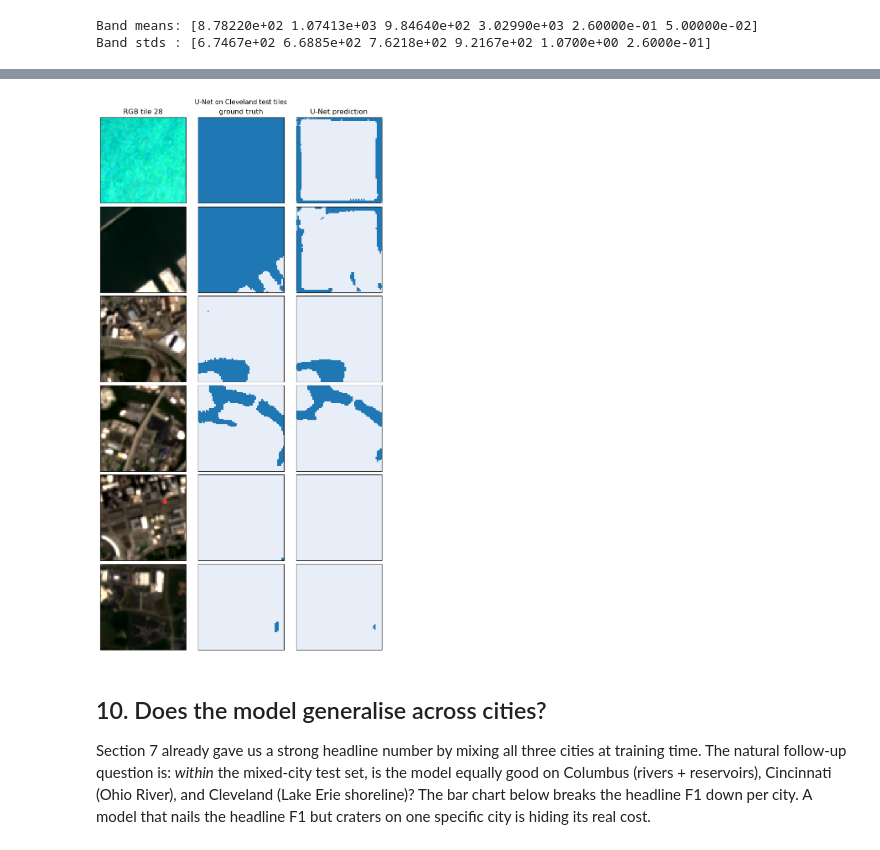
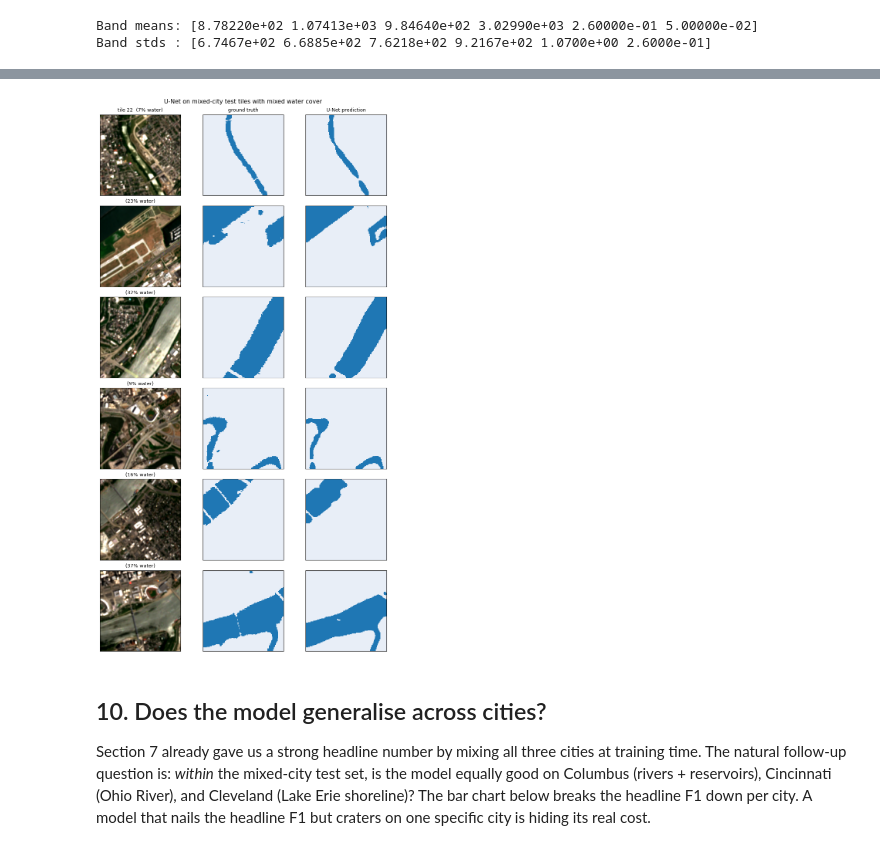
Before and after one commit to buckai-observatory/geoai-datacubes, a Jupyter notebook: notebooks/01_water_classification.ipynb, the cells around one changed output, grey strips where cells are left out. Drawn from its saved outputs; the diff is of its cells as text; code cells hidden in the pictures.

```diff
--- a/notebooks/01_water_classification.ipynb
+++ b/notebooks/01_water_classification.ipynb
@@ -1321,7 +1523,7 @@ class_weights = torch.tensor([land_weight, water_weight], dtype=torch.float32)
 criterion = nn.CrossEntropyLoss(weight=class_weights, ignore_index=-1)
 optimizer = torch.optim.Adam(unet.parameters(), lr=5e-4)
 
-EPOCHS = 20
+EPOCHS = 30
 history = {"train_loss": [], "val_loss": [], "val_f1": []}
 
 
@@ -1350,6 +1552,7 @@ best_val_f1 = -1.0
 best_state  = None
 best_epoch  = 0
 
+_train_t0 = time.time()
 for epoch in range(1, EPOCHS + 1):
     unet.train()
     running = 0.0; n_batches = 0
@@ -1383,4 +1586,7 @@ for epoch in range(1, EPOCHS + 1):
 if best_state is not None:
     unet.load_state_dict(best_state)
 print(f"\nBest val F1 = {best_val_f1:.3f} at epoch {best_epoch} -- weights restored.")
+_total = time.time() - _train_t0
+print(f"Total U-Net training: {_total:.1f}s "
+      f"({EPOCHS} epochs of {len(train_loader)} batches)")
 # %% [output]
@@ -1490,53 +1699,75 @@ Best tree model on the same test: XGB
    iou = 0.885
    auc = 0.977
 # %%
-# --- Visualise predictions on 6 random test tiles ---
+# --- Visualise predictions on 6 test tiles with INTERESTING water coverage ---
+# Random sampling produced two failure modes: pure-water tiles (Lake Erie open
+# water) where every model is right by default, and pure-land tiles where the
+# only thing we'd see is the absence of false positives. We instead bracket
+# the water fraction at 10-40% so every chosen tile is a mixed-class scene
+# where the model's segmentation actually has to do work.
+
 unet.eval()
 n_show = 6
+WATER_FRAC_RANGE = (0.05, 0.70)   # widened: 128 px tiles -> few qualify at 10-40%
 rng = np.random.default_rng(SEED)
 
-# Pick valid test tiles only
-valid_idx = []
-for i in range(len(test_ds_unet)):
-    feat, lab = test_ds_unet[i]
-    if (lab >= 0).any() and (lab == 1).any():    # has at least some water for visual interest
-        valid_idx.append(i)
-if len(valid_idx) >= n_show:
-    pick = rng.choice(valid_idx, size=n_show, replace=False).tolist()
-else:
-    # Fall back to any valid tile if there aren't enough water-containing ones
-    valid_idx = [i for i in range(len(test_ds_unet)) if (test_ds_unet[i][1] >= 0).any()]
-    pick = rng.choice(valid_idx, size=min(n_show, len(valid_idx)), replace=False).tolist()
+def pick_interesting_test_tiles(test_ds, water_frac_range, n_show, rng_):
+    lo, hi = water_frac_range
+    interesting = []
+    for i in range(len(test_ds)):
+        _, lab = test_ds[i]
+        valid = lab >= 0
+        if not valid.any():
+            continue
+        wf = float(((lab == 1) & valid).sum().item() / max(1, int(valid.sum().item())))
+        if lo <= wf <= hi:
+            interesting.append((i, wf))
+    if not interesting:
+        # Fallback: any valid tile with any water
+        interesting = []
+        for i in range(len(test_ds)):
+            _, lab = test_ds[i]
+            valid = lab >= 0
+            if valid.any() and (lab == 1).any():
+                wf = float(((lab == 1) & valid).sum().item() / max(1, int(valid.sum().item())))
+                interesting.append((i, wf))
+    rng_.shuffle(interesting)
+    return interesting[:n_show]
 
-# Find feature indices for RGB inside UNET_FEATURES
+picks = pick_interesting_test_tiles(test_ds_unet, WATER_FRAC_RANGE, n_show, rng)
+print(f"Picked {len(picks)} test tiles with water fraction in "
+      f"[{WATER_FRAC_RANGE[0]*100:.0f}%, {WATER_FRAC_RANGE[1]*100:.0f}%]")
+
 ri = UNET_FEATURES.index("Sentinel-2_B04")
 gi = UNET_FEATURES.index("Sentinel-2_B03")
 bi = UNET_FEATURES.index("Sentinel-2_B02")
 
 cmap_w = ListedColormap(["#e8eef7", "#1f77b4"])
-n_rows = len(pick)
-fig, axes = plt.subplots(n_rows, 3, figsize=(7, 2.2*n_rows), constrained_layout=True)
+n_rows = max(1, len(picks))
+fig, axes = plt.subplots(n_rows, 3, figsize=(8, 2.4*n_rows), constrained_layout=True)
 if n_rows == 1:
     axes = axes[None, :]
-for row, i in enumerate(pick):
-    feat, lab = test_ds_unet[i]
+for row, (idx, wf) in enumerate(picks):
+    feat, lab = test_ds_unet[idx]
     feat_norm = (feat - mean_t) / std_t
     feat_norm = torch.where(torch.isfinite(feat_norm), feat_norm,
                             torch.zeros_like(feat_norm))
     with torch.no_grad():
         logits = unet(feat_norm.unsqueeze(0))
-        pred   = logits.argmax(dim=1).squeeze(0).numpy()
+        prob   = torch.softmax(logits, dim=1)[0, 1]
+        pred   = (prob > UNET_THR).long().numpy()
     rgb = joint_rgb(feat[ri].numpy(), feat[gi].numpy(), feat[bi].numpy())
     truth = lab.numpy()
     truth_show = np.where(truth >= 0, truth, 0)
-    axes[row,0].imshow(rgb)
-    axes[row,0].set_title(f"RGB tile {i}") if row == 0 else axes[row,0].set_title("")
-    axes[row,1].imshow(truth_show, cmap=cmap_w, vmin=0, vmax=1, interpolation="nearest")
-    axes[row,1].set_title("ground truth") if row == 0 else axes[row,1].set_title("")
-    axes[row,2].imshow(pred, cmap=cmap_w, vmin=0, vmax=1, interpolation="nearest")
-    axes[row,2].set_title("U-Net prediction") if row == 0 else axes[row,2].set_title("")
+    axes[row, 0].imshow(rgb)
+    axes[row, 0].set_title(f"tile {idx}  ({wf*100:.0f}% water)" if row == 0
+                            else f"({wf*100:.0f}% water)", fontsize=9)
+    axes[row, 1].imshow(truth_show, cmap=cmap_w, vmin=0, vmax=1, interpolation="nearest")
+    if row == 0: axes[row, 1].set_title("ground truth", fontsize=9)
+    axes[row, 2].imshow(pred, cmap=cmap_w, vmin=0, vmax=1, interpolation="nearest")
+    if row == 0: axes[row, 2].set_title("U-Net prediction", fontsize=9)
     for c in range(3):
-        axes[row,c].set_xticks([]); axes[row,c].set_yticks([])
-plt.suptitle("U-Net on Cleveland test tiles", fontsize=11)
+        axes[row, c].set_xticks([]); axes[row, c].set_yticks([])
+plt.suptitle("U-Net on mixed-city test tiles with mixed water cover", fontsize=11)
 plt.show()
 # %% [output]
@@ -1543,4 +1775,4 @@ plt.show()
-[figure, old version]
+[figure, new version]
 # %% [markdown]
 ## 10. Does the model generalise across cities?
 
```
Also changed, not shown: parts of 24 cells of this notebook, 4 other files.
